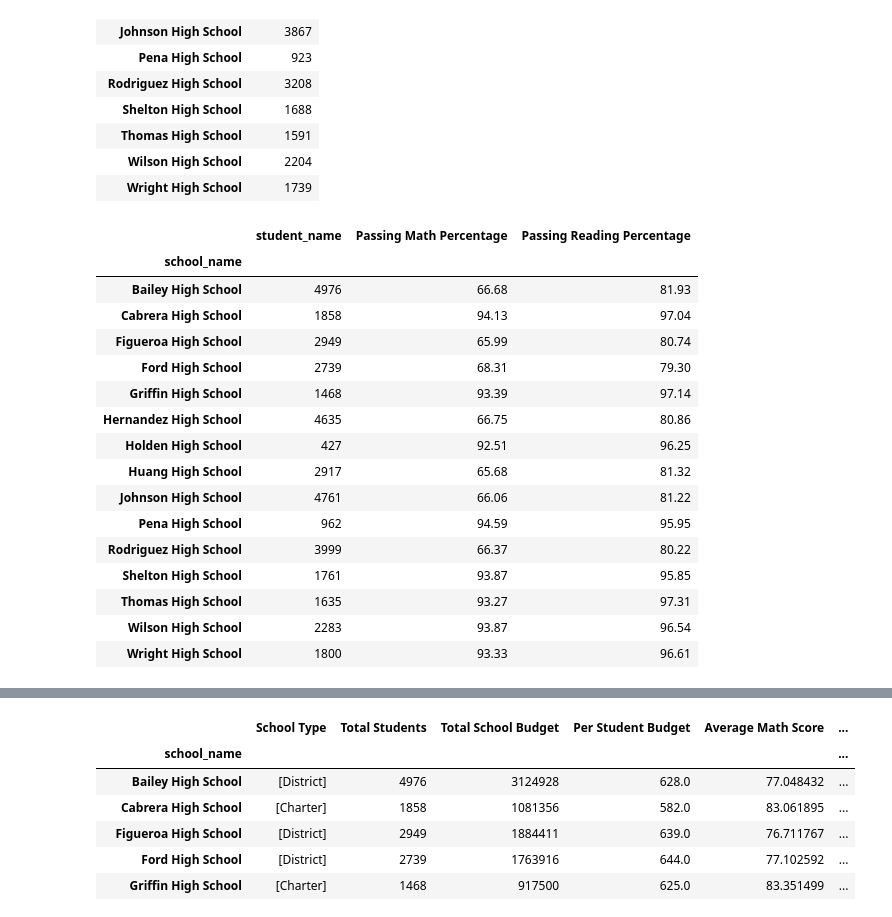
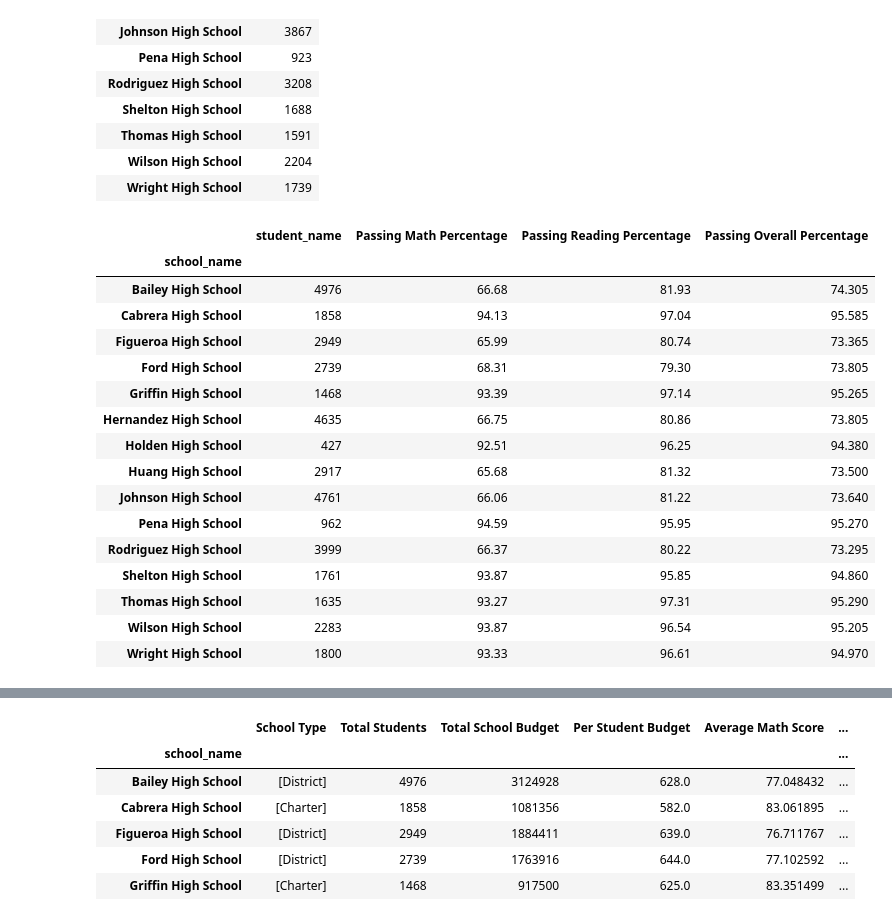
Before and after one commit to spamlite2005/PandasHW, a Jupyter notebook: MarksPandasHW.ipynb, the cells around one changed output, grey strips where cells are left out. Cells and saved outputs as stored; diff of their text form; code cells hidden in the pictures.

Commit message:
Marks Pandas HW
Fixed %Math, %Reading, %Overall!

```diff
--- a/MarksPandasHW.ipynb
+++ b/MarksPandasHW.ipynb
@@ -399,6 +395,7 @@ school_passing_math_num
 | Wilson High School | 2143 |
 | Wright High School | 1680 |
 # %%
-school_numstudents['Passing Math Percentage'] = round((school_passing_math_num['School ID'] / school_numstudents['student_name'])*100,2)
+passing_math_pc = round((school_passing_math_num['School ID'] / school_numstudents['student_name'])*100,2)
+school_numstudents['Passing Math Percentage'] = passing_math_pc
 school_numstudents
 # %% [output]
@@ -483,23 +480,24 @@ school_passing_reading_num
 | Wilson High School | 2204 |
 | Wright High School | 1739 |
 # %%
-school_numstudents['Passing Reading Percentage'] = round((school_passing_reading_num['School ID'] / school_numstudents['student_name'])*100,2)
+passing_reading_pc = round((school_passing_reading_num['School ID'] / school_numstudents['student_name'])*100,2)
+school_numstudents['Passing Reading Percentage']=passing_reading_pc
 school_numstudents
 # %% [output]
-|  | student_name | Passing Math Percentage | Passing Reading Percentage |
-| school_name |  |  |  |
-| Bailey High School | 4976 | 66.68 | 81.93 |
-| Cabrera High School | 1858 | 94.13 | 97.04 |
-| Figueroa High School | 2949 | 65.99 | 80.74 |
-| Ford High School | 2739 | 68.31 | 79.30 |
-| Griffin High School | 1468 | 93.39 | 97.14 |
-| Hernandez High School | 4635 | 66.75 | 80.86 |
-| Holden High School | 427 | 92.51 | 96.25 |
-| Huang High School | 2917 | 65.68 | 81.32 |
-| Johnson High School | 4761 | 66.06 | 81.22 |
-| Pena High School | 962 | 94.59 | 95.95 |
-| Rodriguez High School | 3999 | 66.37 | 80.22 |
-| Shelton High School | 1761 | 93.87 | 95.85 |
-| Thomas High School | 1635 | 93.27 | 97.31 |
-| Wilson High School | 2283 | 93.87 | 96.54 |
-| Wright High School | 1800 | 93.33 | 96.61 |
+|  | student_name | Passing Math Percentage | Passing Reading Percentage | Passing Overall Percentage |
+| school_name |  |  |  |  |
+| Bailey High School | 4976 | 66.68 | 81.93 | 74.305 |
+| Cabrera High School | 1858 | 94.13 | 97.04 | 95.585 |
+| Figueroa High School | 2949 | 65.99 | 80.74 | 73.365 |
+| Ford High School | 2739 | 68.31 | 79.30 | 73.805 |
+| Griffin High School | 1468 | 93.39 | 97.14 | 95.265 |
+| Hernandez High School | 4635 | 66.75 | 80.86 | 73.805 |
+| Holden High School | 427 | 92.51 | 96.25 | 94.380 |
+| Huang High School | 2917 | 65.68 | 81.32 | 73.500 |
+| Johnson High School | 4761 | 66.06 | 81.22 | 73.640 |
+| Pena High School | 962 | 94.59 | 95.95 | 95.270 |
+| Rodriguez High School | 3999 | 66.37 | 80.22 | 73.295 |
+| Shelton High School | 1761 | 93.87 | 95.85 | 94.860 |
+| Thomas High School | 1635 | 93.27 | 97.31 | 95.290 |
+| Wilson High School | 2283 | 93.87 | 96.54 | 95.205 |
+| Wright High School | 1800 | 93.33 | 96.61 | 94.970 |
```
Also changed, not shown: parts of 7 cells of this notebook.
